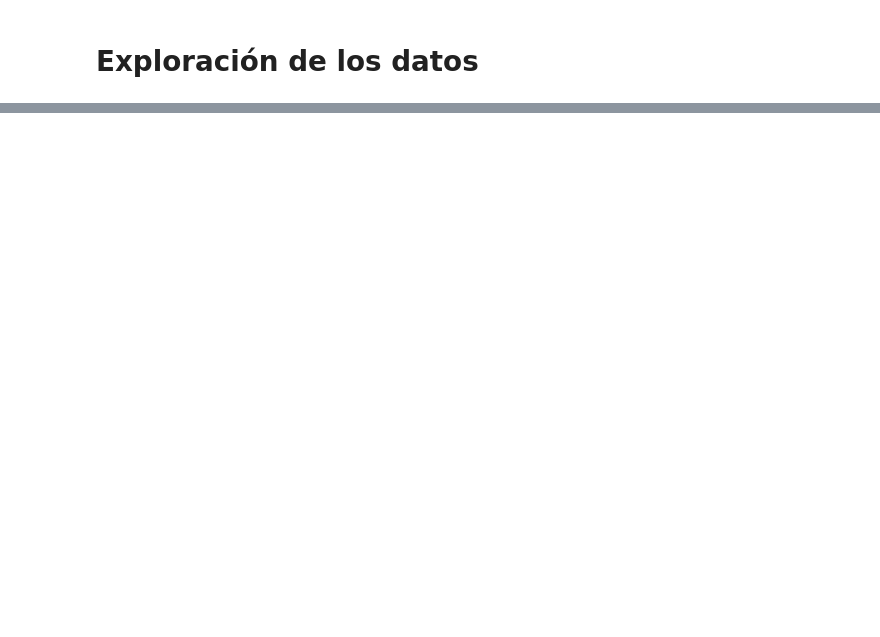
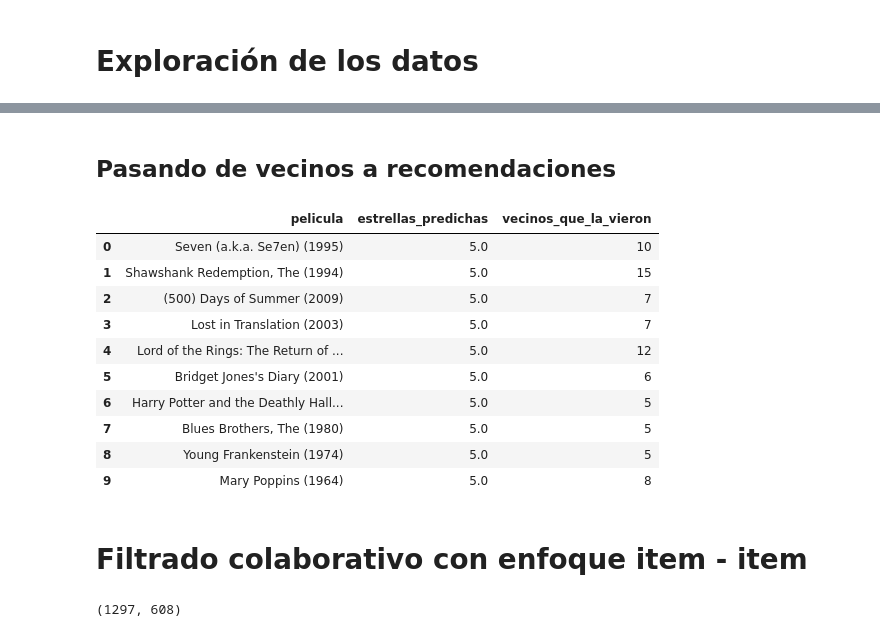
Before and after one commit to Lizethas27/IA_Practice, a Jupyter notebook: Practicas Parcial 3/Modelo_Recomendador_Peliculas.ipynb, the cells around one changed output, grey strips where cells are left out. Saved outputs shown, nothing was run; the diff lists cells and outputs as text; code cells hidden in the pictures; blank space fills up the shorter version.

```diff
--- a/Practicas Parcial 3/Modelo_Recomendador_Peliculas.ipynb
+++ b/Practicas Parcial 3/Modelo_Recomendador_Peliculas.ipynb
@@ -48,0 +205,5 @@ print("Media de calificaciones por película:", conteo.mean())
+# %%
+promedio = tabla.mean(axis=1)                 # promedio de cada usuario
+centrada = tabla.sub(promedio, axis=0)        # calificación − su promedio
+centrada = centrada.fillna(0)                 # hueco = sin opinión
+centrada.loc[0, list(mis_calificaciones)].round(2)   # tus gustos, ya centrados
@@ -48,0 +225,3 @@ print("Media de calificaciones por película:", conteo.mean())
+# %%
+knn_usuarios = NearestNeighbors(metric="cosine")
+knn_usuarios.fit(centrada)
@@ -48,0 +230,5 @@ print("Media de calificaciones por película:", conteo.mean())
+# %%
+distancias, posiciones = knn_usuarios.kneighbors(centrada.loc[[0]], n_neighbors=11)
+vecinos = pd.DataFrame({"usuario": centrada.index[posiciones[0]],
+                        "similitud": (1 - distancias[0]).round(3)})
+vecinos
@@ -48,0 +259,47 @@ print("Media de calificaciones por película:", conteo.mean())
+# %% [markdown]
+## Pasando de vecinos a recomendaciones
+# %%
+def recomendar_usuario_usuario(usuario, k=30, min_vecinos=5, n=10):
+    # 1) Los k vecinos más parecidos (el primero es el propio usuario: lo quitamos)
+    distancias, posiciones = knn_usuarios.kneighbors(centrada.loc[[usuario]], n_neighbors=k + 1)
+    vecinos = centrada.index[posiciones[0][1:]]
+    similitud = pd.Series(1 - distancias[0][1:], index=vecinos)
+
+    # 2) Opinión de los vecinos sobre cada película, ponderada por su similitud
+    opinion = centrada.loc[vecinos].mul(similitud, axis=0).sum()
+    vieron = tabla.loc[vecinos].notna()
+    peso = vieron.mul(similitud.abs(), axis=0).sum()
+    cuantos = vieron.sum()
+
+    # 3) Predicción = tu promedio + opinión de tus vecinos (sin pasarse de 0.5 a 5 estrellas)
+    prediccion = (promedio[usuario] + opinion / peso).clip(0.5, 5)
+
+    # 4) Solo películas que NO has visto y que vieron al menos min_vecinos de tus vecinos
+    candidatas = tabla.loc[usuario].isna() & (cuantos >= min_vecinos)
+    resultado = pd.DataFrame({"pelicula": titulo[prediccion[candidatas].index].values,
+                              "estrellas_predichas": prediccion[candidatas].round(2).values,
+                              "vecinos_que_la_vieron": cuantos[candidatas].values})
+    return resultado.sort_values("estrellas_predichas", ascending=False).head(n).reset_index(drop=True)
+# %%
+recomendar_usuario_usuario(0)
+# %% [output]
+|  | pelicula | estrellas_predichas | vecinos_que_la_vieron |
+| 0 | Seven (a.k.a. Se7en) (1995) | 5.0 | 10 |
+| 1 | Shawshank Redemption, The (1994) | 5.0 | 15 |
+| 2 | (500) Days of Summer (2009) | 5.0 | 7 |
+| 3 | Lost in Translation (2003) | 5.0 | 7 |
+| 4 | Lord of the Rings: The Return of ... | 5.0 | 12 |
+| 5 | Bridget Jones's Diary (2001) | 5.0 | 6 |
+| 6 | Harry Potter and the Deathly Hall... | 5.0 | 5 |
+| 7 | Blues Brothers, The (1980) | 5.0 | 5 |
+| 8 | Young Frankenstein (1974) | 5.0 | 5 |
+| 9 | Mary Poppins (1964) | 5.0 | 8 |
+# %% [markdown]
+# Filtrado colaborativo con enfoque item - item
+# %%
+por_pelicula = centrada.T                    # filas = películas, columnas = usuarios
+knn_peliculas = NearestNeighbors(metric="cosine")
+knn_peliculas.fit(por_pelicula)
+por_pelicula.shape
+# %% [output]
+(1297, 608)
```
Also changed, not shown: parts of 28 cells of this notebook.
